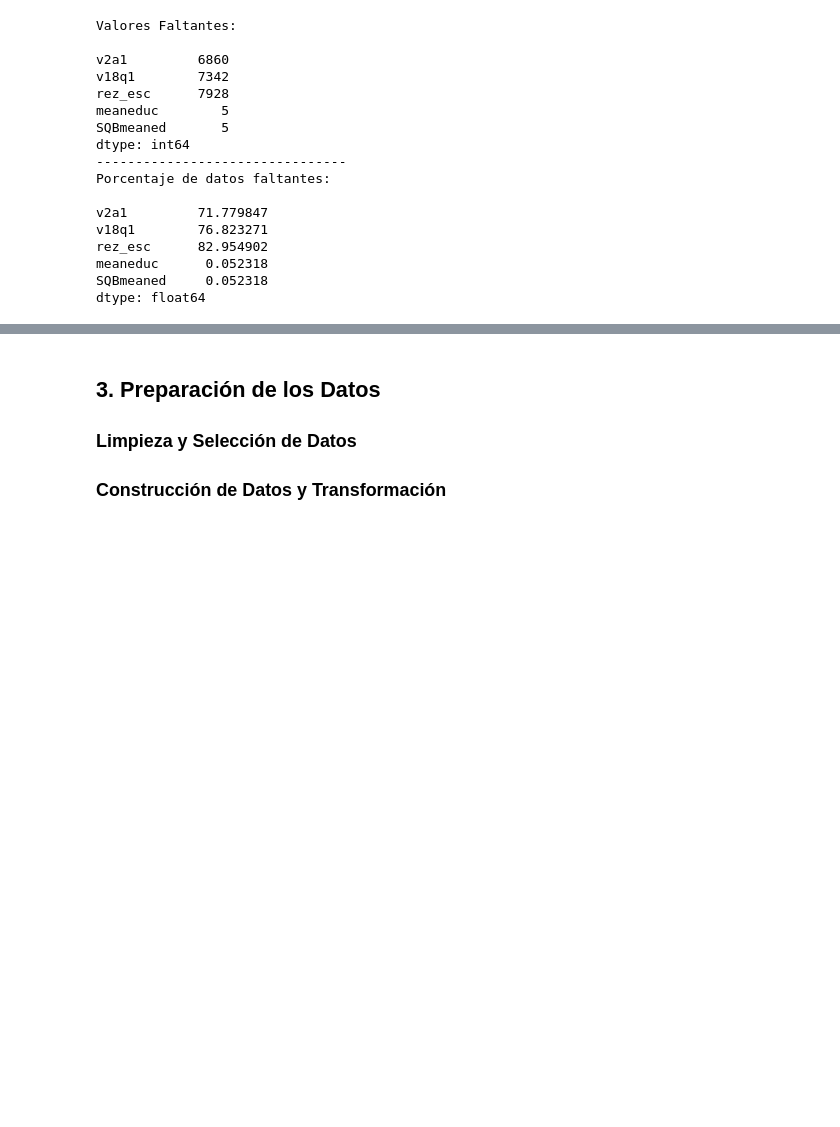
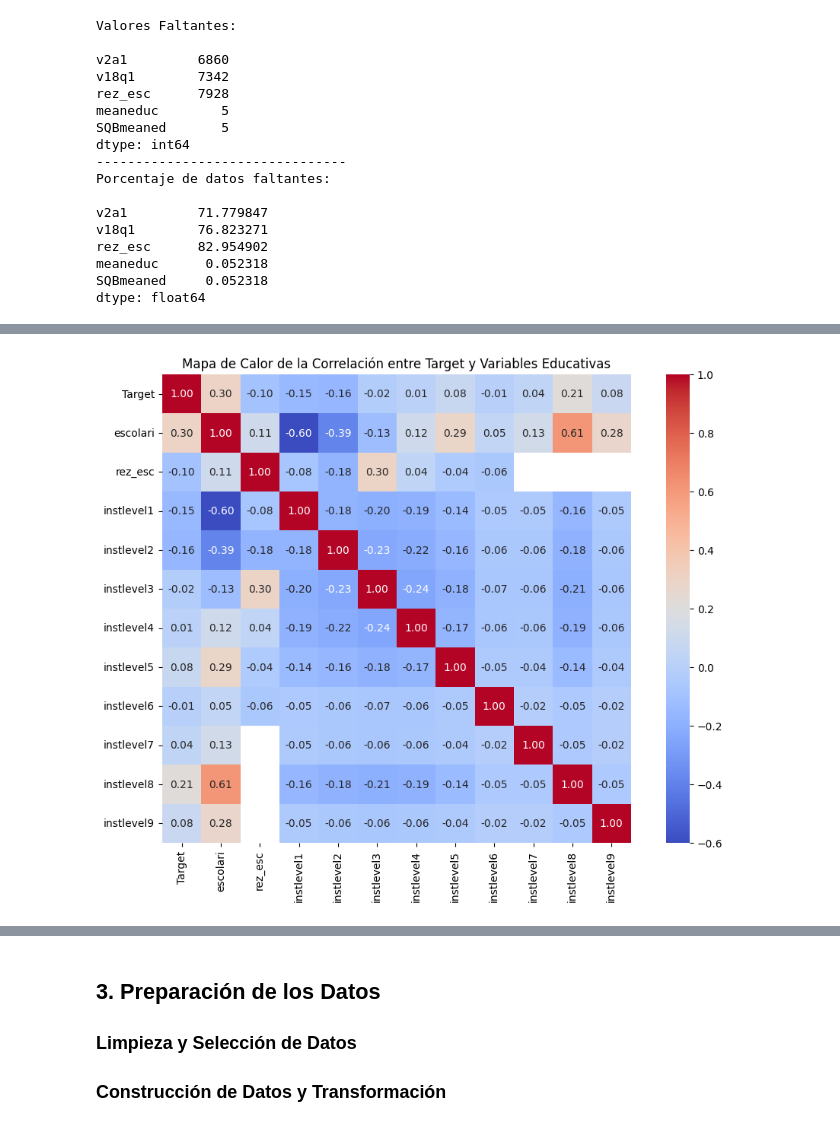
Before and after one commit to hart-venus/proyecto_ia, a Jupyter notebook: main.ipynb, the cells around one changed output, grey strips where cells are left out. Drawn from its saved outputs; the diff is of its cells as text; code cells hidden in the pictures; blank space fills up the shorter version.

```diff
--- a/main.ipynb
+++ b/main.ipynb
@@ -547,0 +690,30 @@ dtype: float64
+# %%
+# Convertir los niveles de pobreza de vuelta a formato numérico para la correlación
+target_mapping_reverse = {
+    'Extrema Pobreza': 1,
+    'Pobreza Moderada': 2,
+    'Vulnerable': 3,
+    'No Vulnerable': 4
+}
+train['Target'] = train['Target'].map(target_mapping_reverse)
+
+# Variables relacionadas con la educación
+education_vars = [
+    'escolari', 'rez_esc', 'instlevel1', 'instlevel2', 'instlevel3',
+    'instlevel4', 'instlevel5', 'instlevel6', 'instlevel7',
+    'instlevel8', 'instlevel9'
+]
+
+# Creamos un nuevo DataFrame solo con las variables de interés
+df_education = train[['Target'] + education_vars]
+
+# Calculamos la matriz de correlación
+correlation_matrix = df_education.corr()
+
+# Creamos un mapa de calor para visualizar las correlaciones
+plt.figure(figsize=(12, 8))
+sns.heatmap(correlation_matrix, annot=True, fmt='.2f', cmap='coolwarm', cbar=True, square=True)
+plt.title('Mapa de Calor de la Correlación entre Target y Variables Educativas')
+plt.show()
+# %% [output]
+[figure, added]
```
Also changed, not shown: parts of 10 cells of this notebook.
